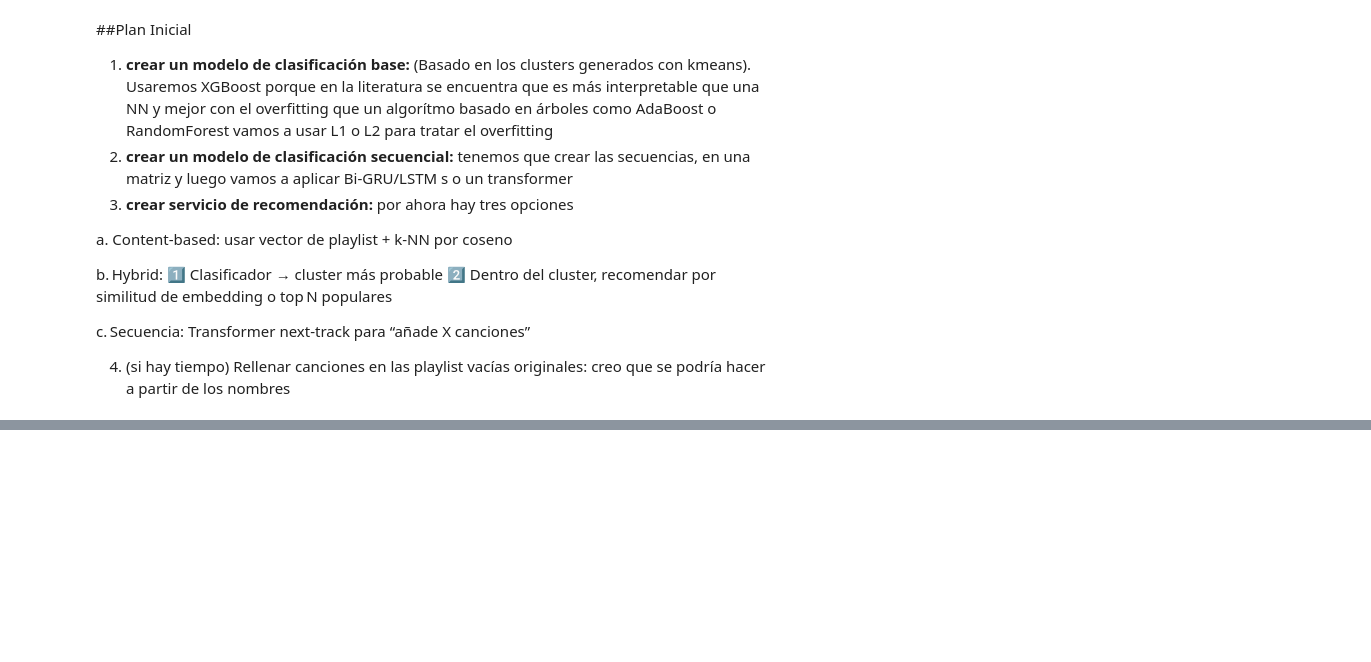
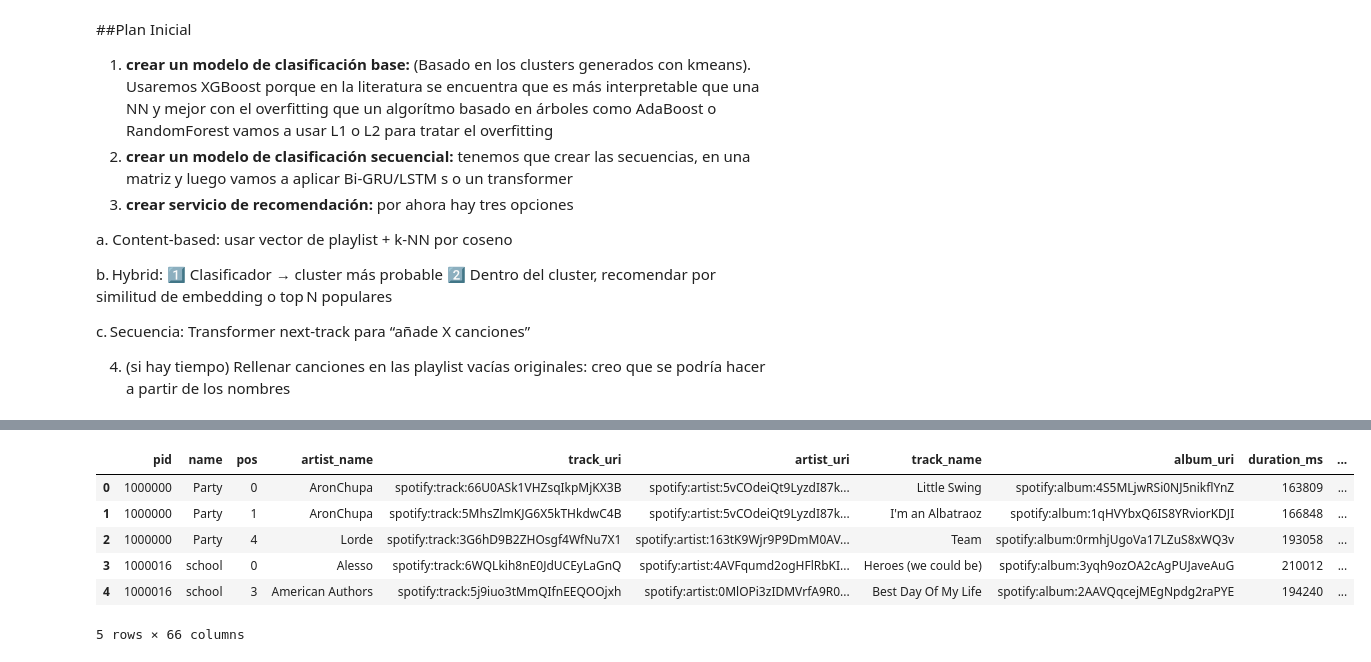
Before and after one commit to fabianlgomez/mpd-PlaylistSimilarity-unal, a Jupyter notebook: prediction.ipynb, the cells around one changed output, grey strips where cells are left out. Drawn from its saved outputs; the diff is of its cells as text; code cells hidden in the pictures; blank space fills up the shorter version.

```diff
--- a/prediction.ipynb
+++ b/prediction.ipynb
@@ -37,0 +271,16 @@ df_playlist.head()
+# %%
+
+df_tracks = df_tracks.merge(
+    df_playlist[['pid', 'playlist_labels_hdbscan']],
+    on='pid',
+    how='left'
+)
+df_tracks.head()
+# %% [output]
+|  | pid | name | pos | artist_name | track_uri | artist_uri | track_name | album_uri | duration_ms | ... |
+| 0 | 1000000 | Party | 0 | AronChupa | spotify:track:66U0ASk1VHZsqIkpMjKX3B | spotify:artist:5vCOdeiQt9LyzdI87k... | Little Swing | spotify:album:4S5MLjwRSi0NJ5nikflYnZ | 163809 | ... |
+| 1 | 1000000 | Party | 1 | AronChupa | spotify:track:5MhsZlmKJG6X5kTHkdwC4B | spotify:artist:5vCOdeiQt9LyzdI87k... | I'm an Albatraoz | spotify:album:1qHVYbxQ6IS8YRviorKDJI | 166848 | ... |
+| 2 | 1000000 | Party | 4 | Lorde | spotify:track:3G6hD9B2ZHOsgf4WfNu7X1 | spotify:artist:163tK9Wjr9P9DmM0AV... | Team | spotify:album:0rmhjUgoVa17LZuS8xWQ3v | 193058 | ... |
+| 3 | 1000016 | school | 0 | Alesso | spotify:track:6WQLkih8nE0JdUCEyLaGnQ | spotify:artist:4AVFqumd2ogHFlRbKI... | Heroes (we could be) | spotify:album:3yqh9ozOA2cAgPUJaveAuG | 210012 | ... |
+| 4 | 1000016 | school | 3 | American Authors | spotify:track:5j9iuo3tMmQIfnEEQOOjxh | spotify:artist:0MlOPi3zIDMVrfA9R0... | Best Day Of My Life | spotify:album:2AAVQqcejMEgNpdg2raPYE | 194240 | ... |
+5 rows × 66 columns
```
Also changed, not shown: parts of 19 cells of this notebook.
